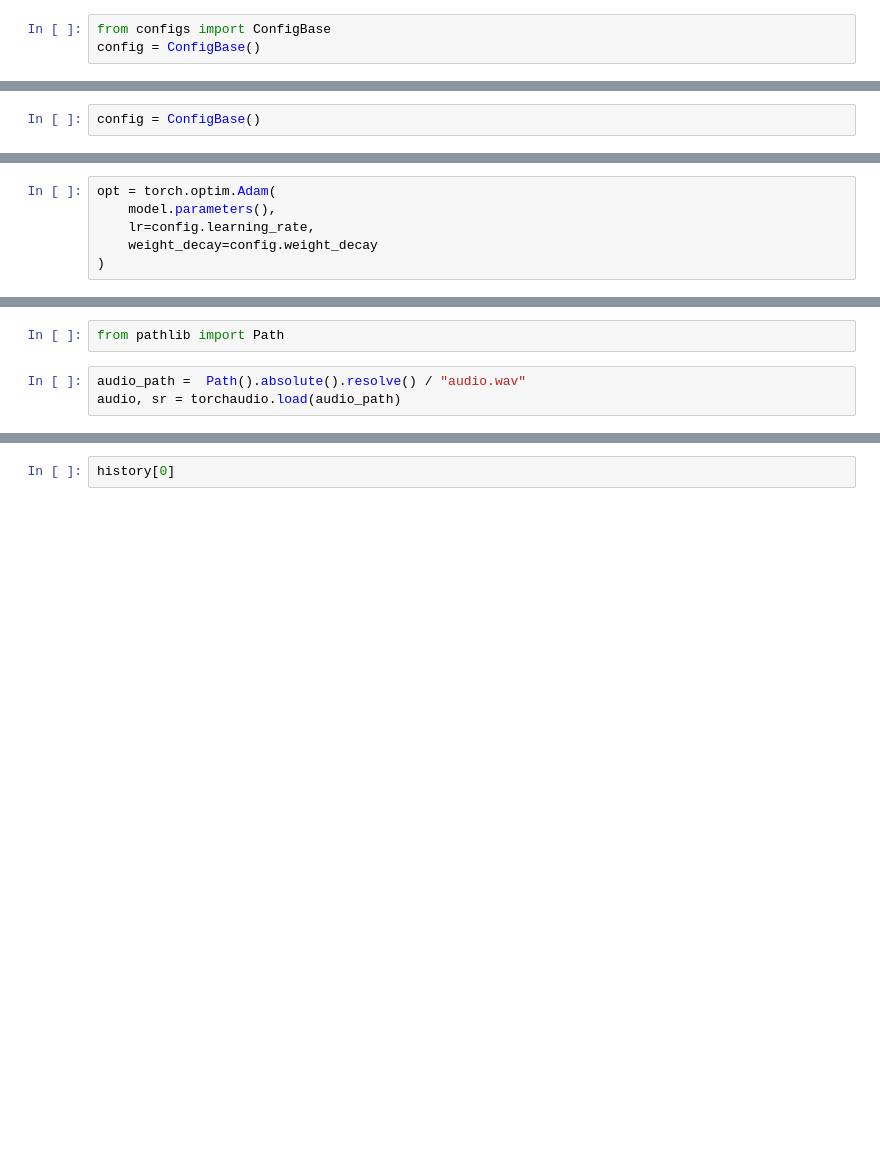
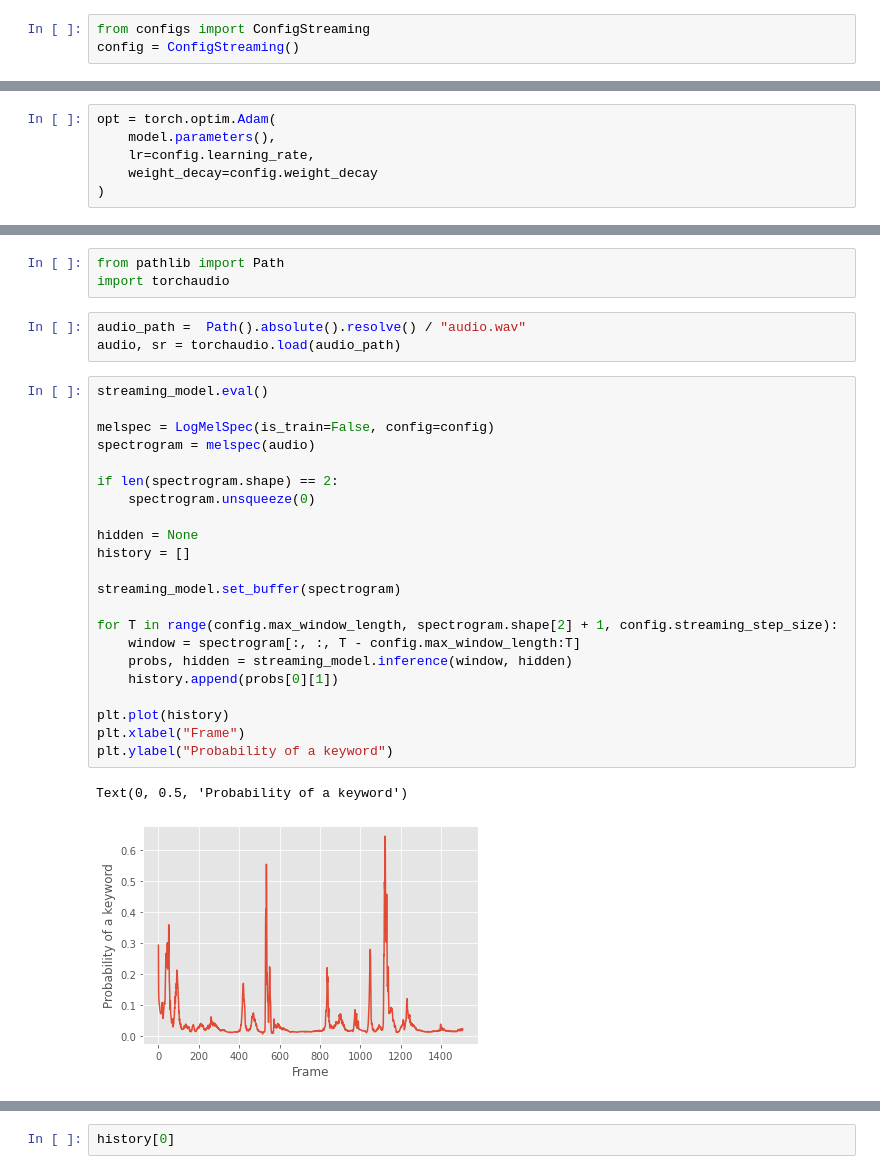
Before and after one commit to khaykingleb/KWS, a Jupyter notebook: notebook.ipynb, the cells around one changed output, grey strips where cells are left out. Drawn from its saved outputs; the diff is of its cells as text; blank space fills up the shorter version.

```diff
--- a/notebook.ipynb
+++ b/notebook.ipynb
@@ -7,8 +7,8 @@ plt.style.use("ggplot")
 %matplotlib inline
 %config InlineBackend.figure_format = "svg"
 # %%
-from configs import ConfigBase
-config = ConfigBase()
+from configs import ConfigStreaming
+config = ConfigStreaming()
 # %%
 import torch
 from torch.utils.data import DataLoader
@@ -32,8 +32,6 @@ from kws.sampler import *
 from kws.models import *
 from kws.trainer import *
 from kws.utils import *
-# %%
-config = ConfigBase()
 # %%
  # Load the data
 dataset = SpeechCommandDataset(path_to_dir=config.path_to_data, keywords=config.keyword)
@@ -334,6 +317,32 @@ END OF EPOCH 5
 KeyboardInterrupt:
 # %%
 from pathlib import Path
+import torchaudio
 # %%
 audio_path =  Path().absolute().resolve() / "audio.wav"
 audio, sr = torchaudio.load(audio_path)
+# %%
+streaming_model.eval()
+
+melspec = LogMelSpec(is_train=False, config=config)
+spectrogram = melspec(audio)
+
+if len(spectrogram.shape) == 2:
+    spectrogram.unsqueeze(0)
+
+hidden = None
+history = []
+
+streaming_model.set_buffer(spectrogram)
+
+for T in range(config.max_window_length, spectrogram.shape[2] + 1, config.streaming_step_size):
+    window = spectrogram[:, :, T - config.max_window_length:T]
+    probs, hidden = streaming_model.inference(window, hidden)
+    history.append(probs[0][1])
+
+plt.plot(history)
+plt.xlabel("Frame")
+plt.ylabel("Probability of a keyword")
+# %% [output]
+Text(0, 0.5, 'Probability of a keyword')
+[figure, added]
```
Also changed, not shown: parts of 14 cells of this notebook, 3 other files.
